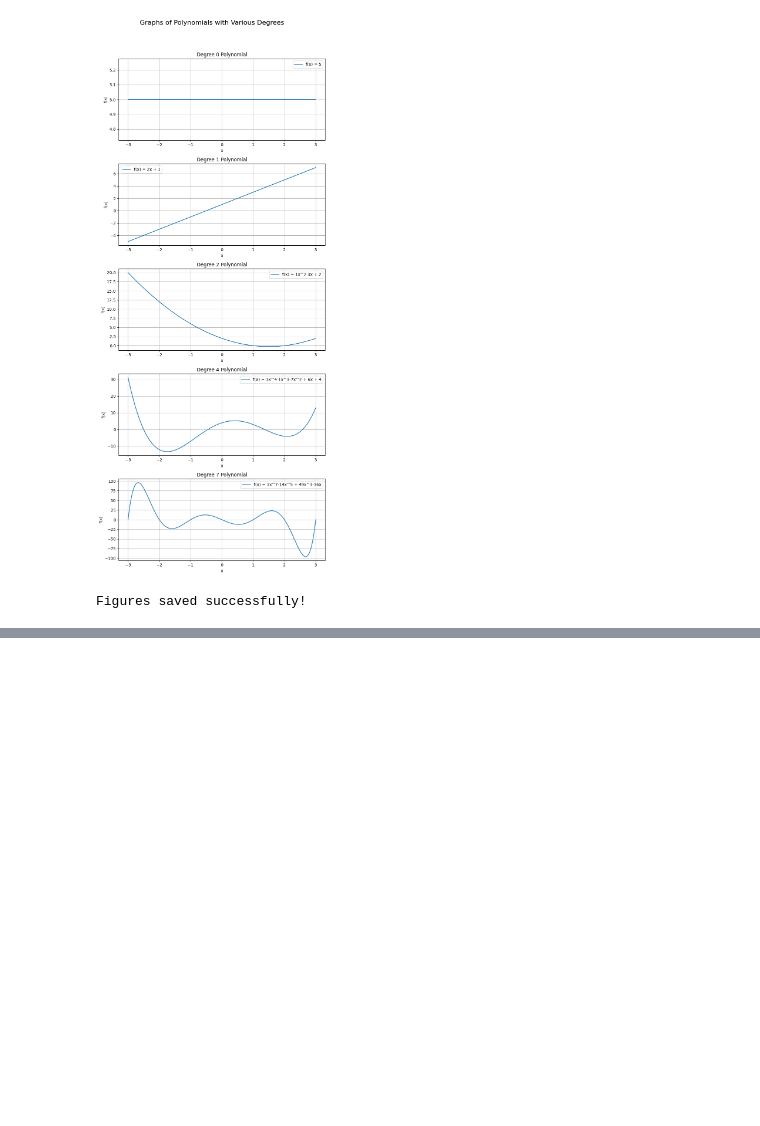
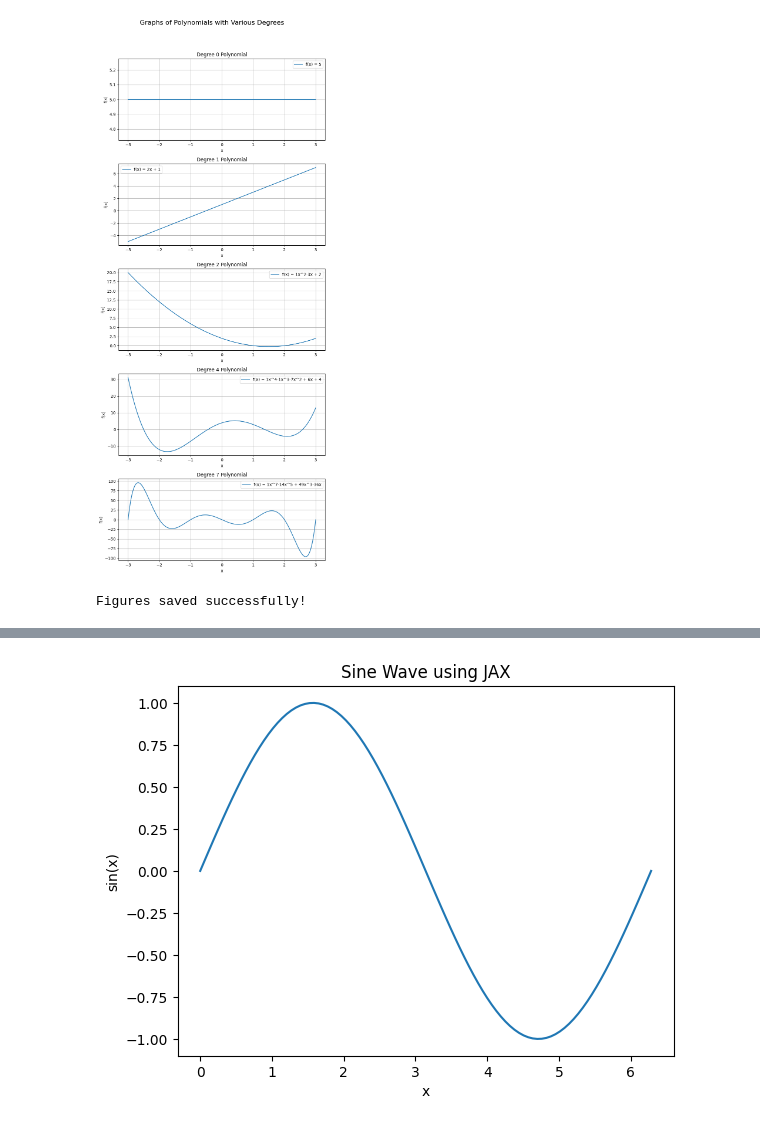
Before and after one commit to nv-mldev/math-bootcamp, a Jupyter notebook: chapters/algebra/scripts.ipynb, the cells around one changed output, grey strips where cells are left out. Cells and saved outputs as stored; diff of their text form; code cells hidden in the pictures; blank space fills up the shorter version.

```diff
--- a/chapters/algebra/scripts.ipynb
+++ b/chapters/algebra/scripts.ipynb
@@ -313,0 +374,18 @@ Figures saved successfully!
+# %%
+import jax.numpy as jnp
+import matplotlib.pyplot as plt
+
+# Generate 100 points from 0 to 2π
+x = jnp.linspace(0, 2 * jnp.pi, 100)
+
+# Compute the sine of each x value
+y = jnp.sin(x)
+
+# Plot the sine wave
+plt.plot(x, y)
+plt.xlabel("x")
+plt.ylabel("sin(x)")
+plt.title("Sine Wave using JAX")
+plt.show()
+# %% [output]
+[figure, added]
```
Also changed, not shown: parts of 7 cells of this notebook, 38 other files.
